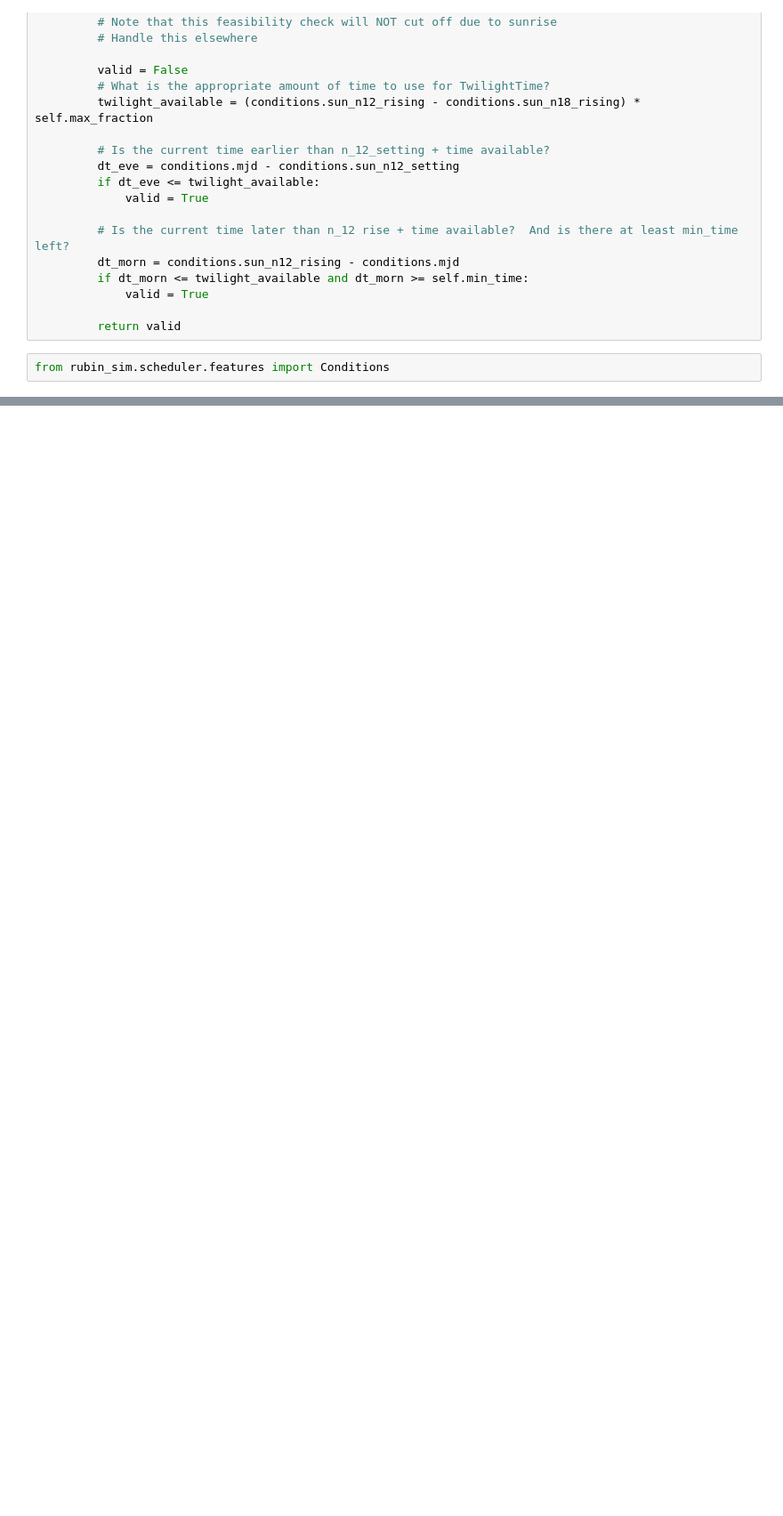
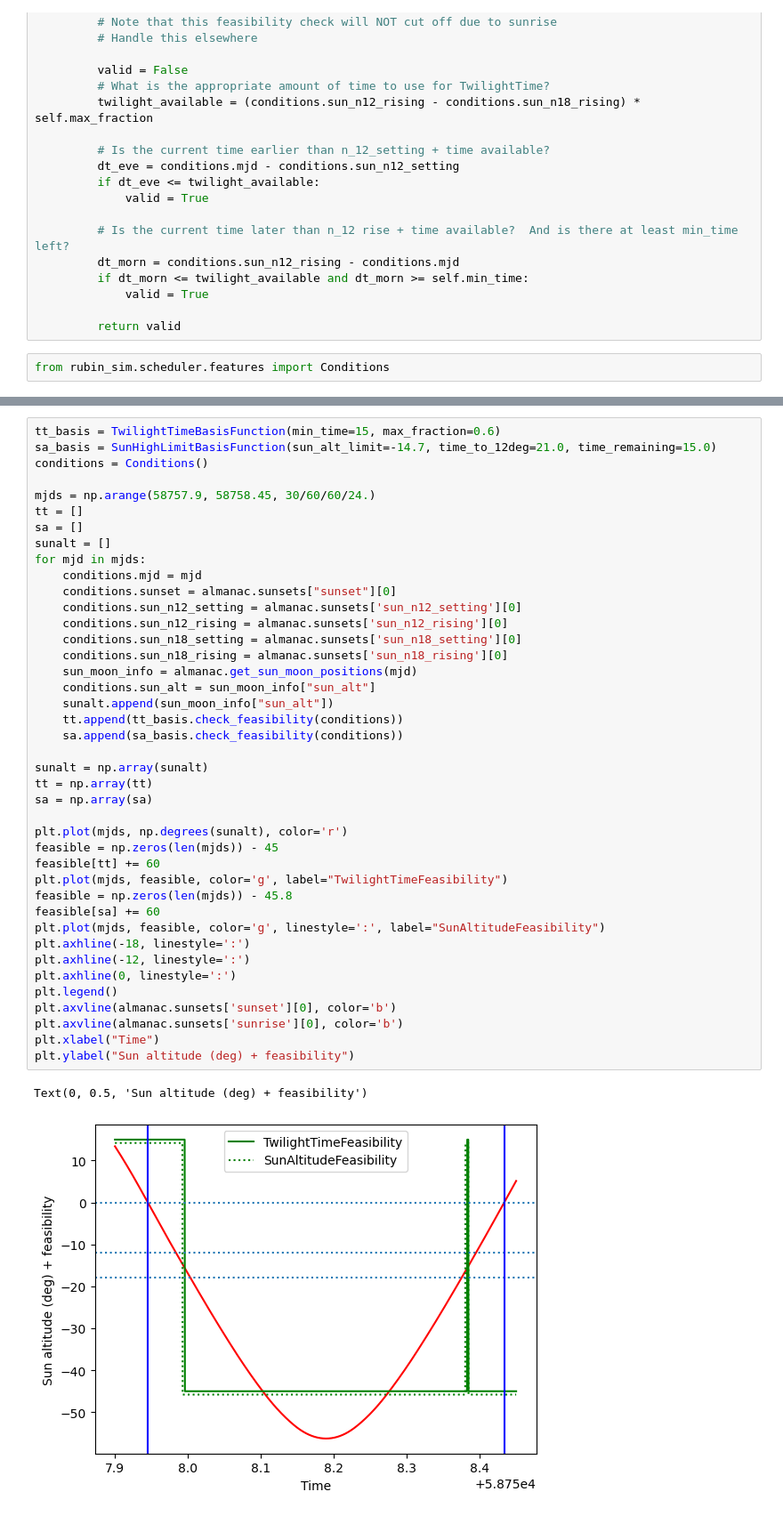
Before and after one commit to rhiannonlynne/notebooks, a Jupyter notebook: twilight_time.ipynb, the cells around one changed output, grey strips where cells are left out. Shown at 89% size. Saved outputs shown, nothing was run; the diff lists cells and outputs as text; blank space fills up the shorter version.

```diff
--- a/twilight_time.ipynb
+++ b/twilight_time.ipynb
@@ -197,2 +208,46 @@ plt.axvline(almanac.sunsets['sunrise'][0], color='b')
 # %% [output]
 19.48452002950944
+# %%
+tt_basis = TwilightTimeBasisFunction(min_time=15, max_fraction=0.6)
+sa_basis = SunHighLimitBasisFunction(sun_alt_limit=-14.7, time_to_12deg=21.0, time_remaining=15.0)
+conditions = Conditions()
+
+mjds = np.arange(58757.9, 58758.45, 30/60/60/24.)
+tt = []
+sa = []
+sunalt = []
+for mjd in mjds:
+    conditions.mjd = mjd
+    conditions.sunset = almanac.sunsets["sunset"][0]
+    conditions.sun_n12_setting = almanac.sunsets['sun_n12_setting'][0]
+    conditions.sun_n12_rising = almanac.sunsets['sun_n12_rising'][0]
+    conditions.sun_n18_setting = almanac.sunsets['sun_n18_setting'][0]
+    conditions.sun_n18_rising = almanac.sunsets['sun_n18_rising'][0]
+    sun_moon_info = almanac.get_sun_moon_positions(mjd)
+    conditions.sun_alt = sun_moon_info["sun_alt"]
+    sunalt.append(sun_moon_info["sun_alt"])
+    tt.append(tt_basis.check_feasibility(conditions))
+    sa.append(sa_basis.check_feasibility(conditions))
+
+sunalt = np.array(sunalt)
+tt = np.array(tt)
+sa = np.array(sa)
+
+plt.plot(mjds, np.degrees(sunalt), color='r')
+feasible = np.zeros(len(mjds)) - 45
+feasible[tt] += 60
+plt.plot(mjds, feasible, color='g', label="TwilightTimeFeasibility")
+feasible = np.zeros(len(mjds)) - 45.8
+feasible[sa] += 60
+plt.plot(mjds, feasible, color='g', linestyle=':', label="SunAltitudeFeasibility")
+plt.axhline(-18, linestyle=':')
+plt.axhline(-12, linestyle=':')
+plt.axhline(0, linestyle=':')
+plt.legend()
+plt.axvline(almanac.sunsets['sunset'][0], color='b')
+plt.axvline(almanac.sunsets['sunrise'][0], color='b')
+plt.xlabel("Time")
+plt.ylabel("Sun altitude (deg) + feasibility")
+# %% [output]
+Text(0, 0.5, 'Sun altitude (deg) + feasibility')
+[figure, added]
```
Also changed, not shown: parts of 4 cells of this notebook.
